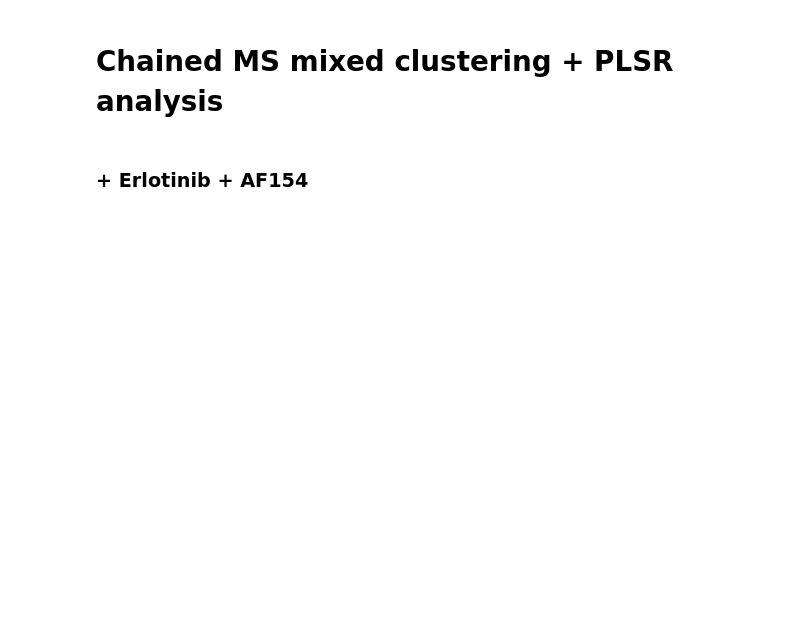
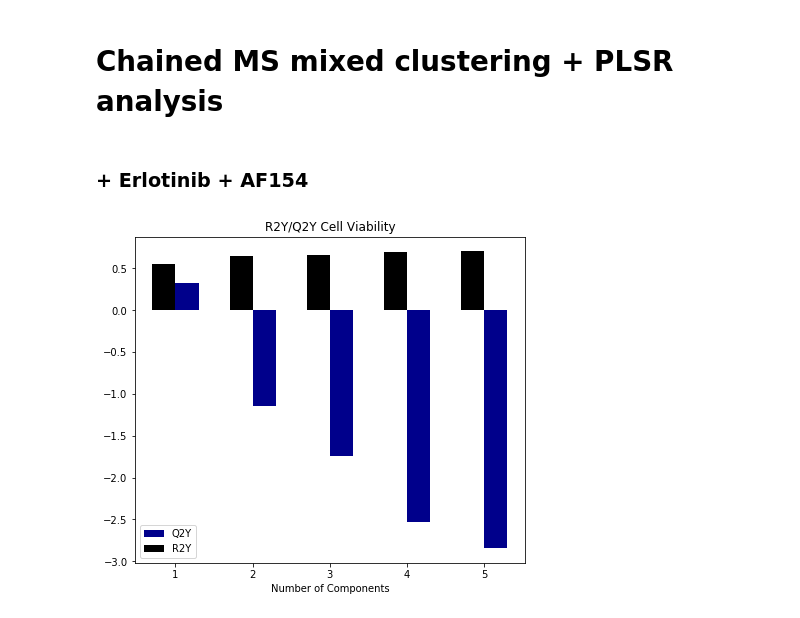
Before and after one commit to meyer-lab/DDMC, a Jupyter notebook: Fig2-AXLmutantsRegression_AF154.ipynb, the cells around one changed output. Cells and saved outputs as stored; diff of their text form; code cells hidden in the pictures; blank space fills up the shorter version.

```diff
--- a/Fig2-AXLmutantsRegression_AF154.ipynb
+++ b/Fig2-AXLmutantsRegression_AF154.ipynb
@@ -58,7 +58,7 @@ for ii in range(0, cv2_ab.columns.size):
 cv = pd.concat([cv1_ab, cv2_ab, cv3_ab], axis=0)
 cv.insert(0, "Elapsed",  cv1.iloc[:, 0])
 cv =  MergeDfbyMean(cv, cv1_ab.columns, "Elapsed").reset_index()
-CV_ab = cv[cv["Elapsed"] == 120].iloc[0, 1:]
+CV_ab = cv[cv["Elapsed"] == 96].iloc[0, 1:]
 CV_ab = CV_ab[["PC9-A/E", "AXL KO-A/E", "Kdead-A/E", "Kin-A/E", "M4-A/E", "M5-A/E", "M7-A/E", "M10-A/E", "M11-A/E", "M15-A/E"]]
 
 CV_ab
@@ -81,10 +81,12 @@ Name: 40, dtype: float64
 # %%
 distance_method = "Binomial"
 ncl = 5
-GMMweight = 0.0
+GMMweight = 0.5
 
 MSC = MassSpecClustering(info_ab, ncl, GMMweight=GMMweight, distance_method=distance_method).fit(data_ab, CV_ab)
 centers_ab = MSC.transform(data_ab)
 
 fig, ax = plt.subplots(1, 1, figsize=(7,6))
-plotR2YQ2Y(ax, centers_ab, CV_ab, 5)
+plotR2YQ2Y(ax, centers_ab, CV_ab, ncl+1)
+# %% [output]
+[figure, added]
```
Also changed, not shown: parts of 7 cells of this notebook, 1 other file.
